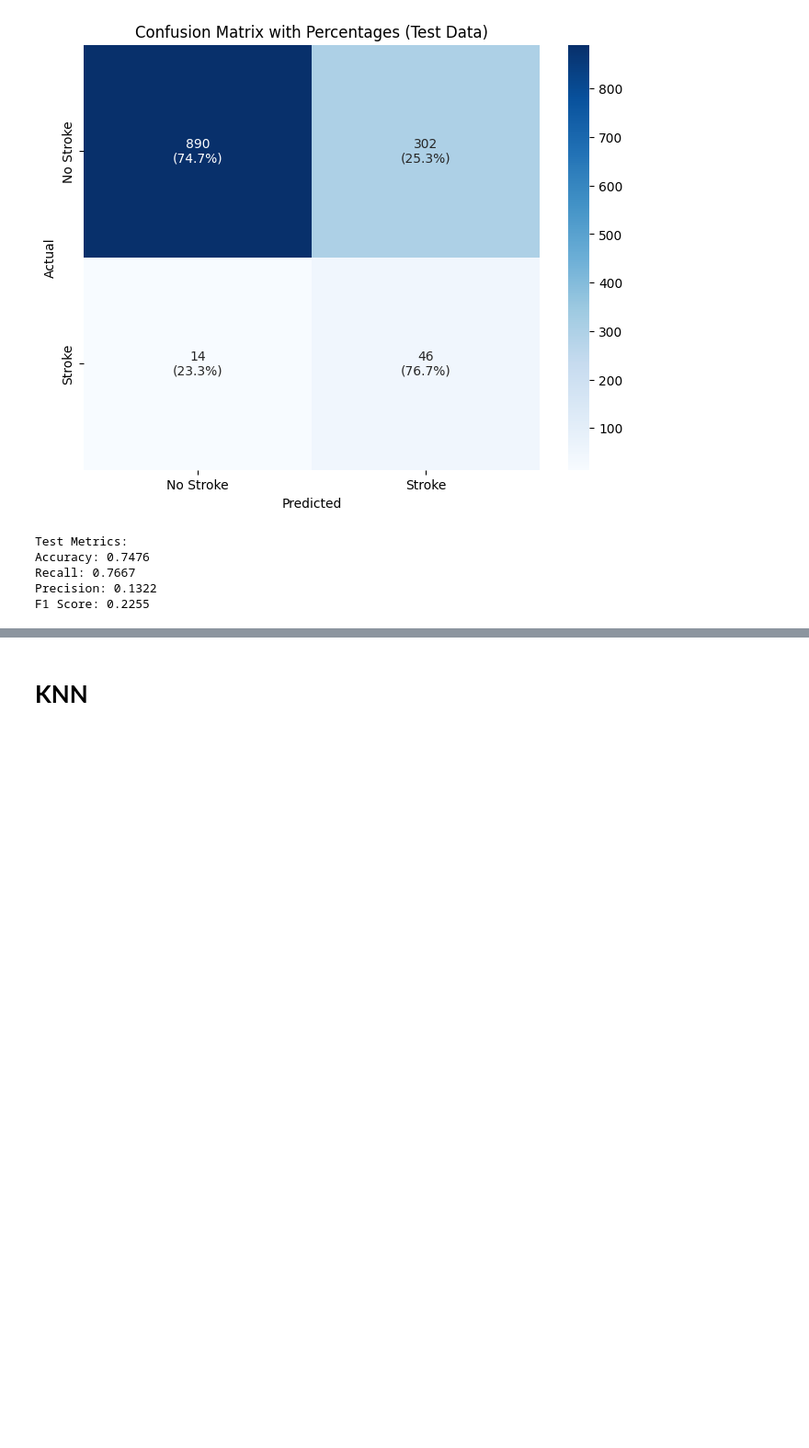
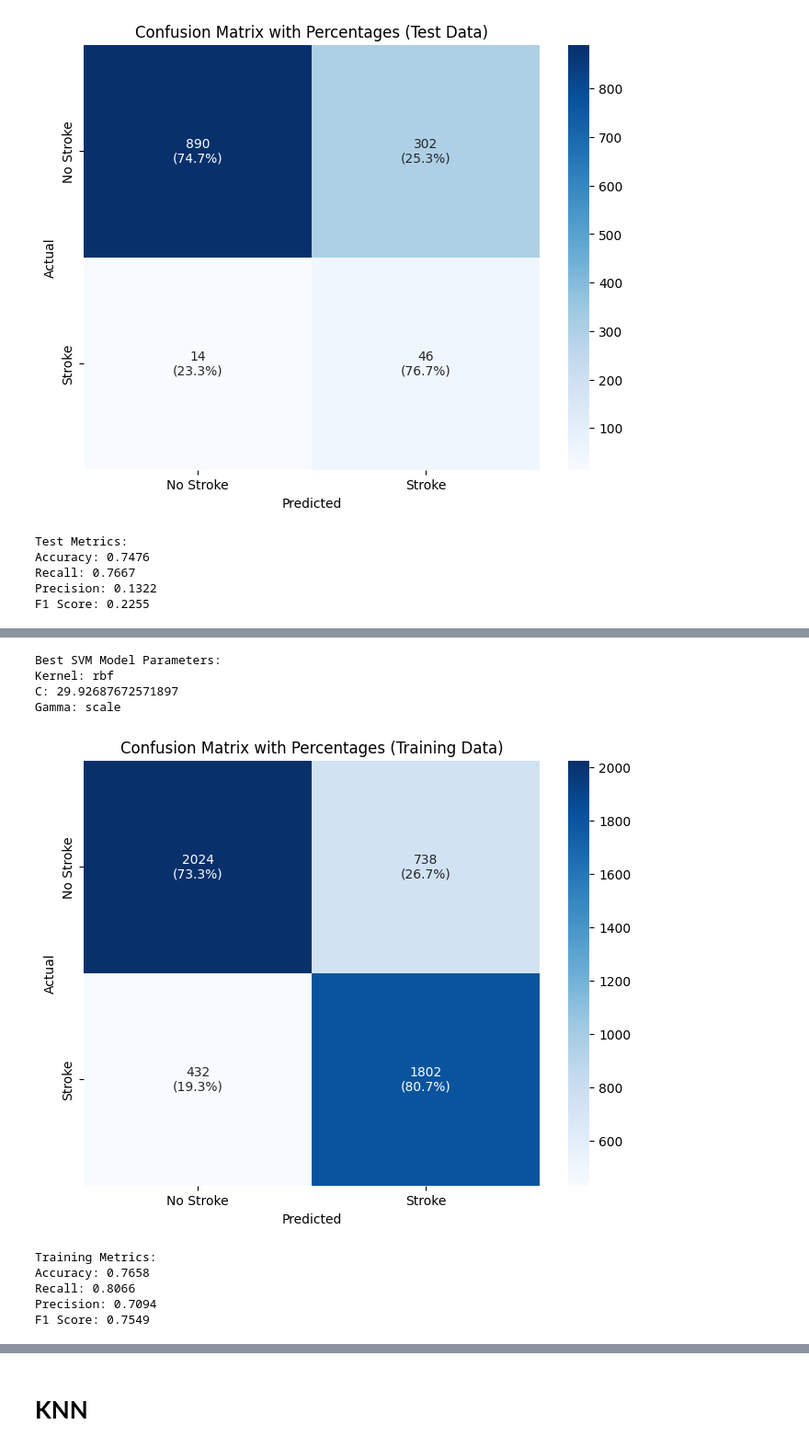
Before and after one commit to Mohamed-Ahmed-Esmat/Stroke-Detection, a Jupyter notebook: detection_Smote.ipynb, the cells around one changed output, grey strips where cells are left out. Shown at 92% size. Cells and saved outputs as stored; diff of their text form; code cells hidden in the pictures; blank space fills up the shorter version.

```diff
--- a/detection_Smote.ipynb
+++ b/detection_Smote.ipynb
@@ -1348,0 +1491,60 @@ F1 Score: 0.2255
+# %%
+import joblib
+
+# Save the best model to a file
+joblib.dump(best_model, 'best_svm_model_optuna.pkl')
+
+#print model parameters
+print("Best SVM Model Parameters:")
+print(f"Kernel: {best_model.kernel}")
+print(f"C: {best_model.C}")
+print(f"Gamma: {best_model.gamma}")
+# %% [output]
+Best SVM Model Parameters:
+Kernel: rbf
+C: 29.92687672571897
+Gamma: scale
+# %%
+from sklearn.metrics import confusion_matrix, recall_score, precision_score, f1_score, accuracy_score
+import seaborn as sns
+import matplotlib.pyplot as plt
+import numpy as np
+
+# Use the best model from Optuna
+y_train_pred = best_model.predict(x_train_filtered)
+
+# Generate the confusion matrix for the training data
+cm_train = confusion_matrix(y_train_filtered, y_train_pred)
+
+# Calculate percentages for the confusion matrix
+cm_train_percentage = cm_train.astype('float') / cm_train.sum(axis=1)[:, np.newaxis] * 100
+
+# Combine counts and percentages into a single annotation
+annot = np.array([f"{count}\n({percent:.1f}%)" for count, percent in zip(cm_train.flatten(), cm_train_percentage.flatten())]).reshape(cm_train.shape)
+
+# Plot the confusion matrix with counts and percentages
+plt.figure(figsize=(8, 6))
+sns.heatmap(cm_train, annot=annot, fmt='', cmap='Blues', xticklabels=['No Stroke', 'Stroke'], yticklabels=['No Stroke', 'Stroke'])
+plt.title('Confusion Matrix with Percentages (Training Data)')
+plt.xlabel('Predicted')
+plt.ylabel('Actual')
+plt.show()
+
+# Calculate and print evaluation metrics
+accuracy = accuracy_score(y_train_filtered, y_train_pred)
+recall = recall_score(y_train_filtered, y_train_pred)
+precision = precision_score(y_train_filtered, y_train_pred)
+f1 = f1_score(y_train_filtered, y_train_pred)
+
+print("\nTraining Metrics:")
+print(f"Accuracy: {accuracy:.4f}")
+print(f"Recall: {recall:.4f}")
+print(f"Precision: {precision:.4f}")
+print(f"F1 Score: {f1:.4f}")
+# %% [output]
+[figure, added]
+Training Metrics:
+Accuracy: 0.7658
+Recall: 0.8066
+Precision: 0.7094
+F1 Score: 0.7549
```
Also changed, not shown: parts of 18 cells of this notebook, 1 other file.
